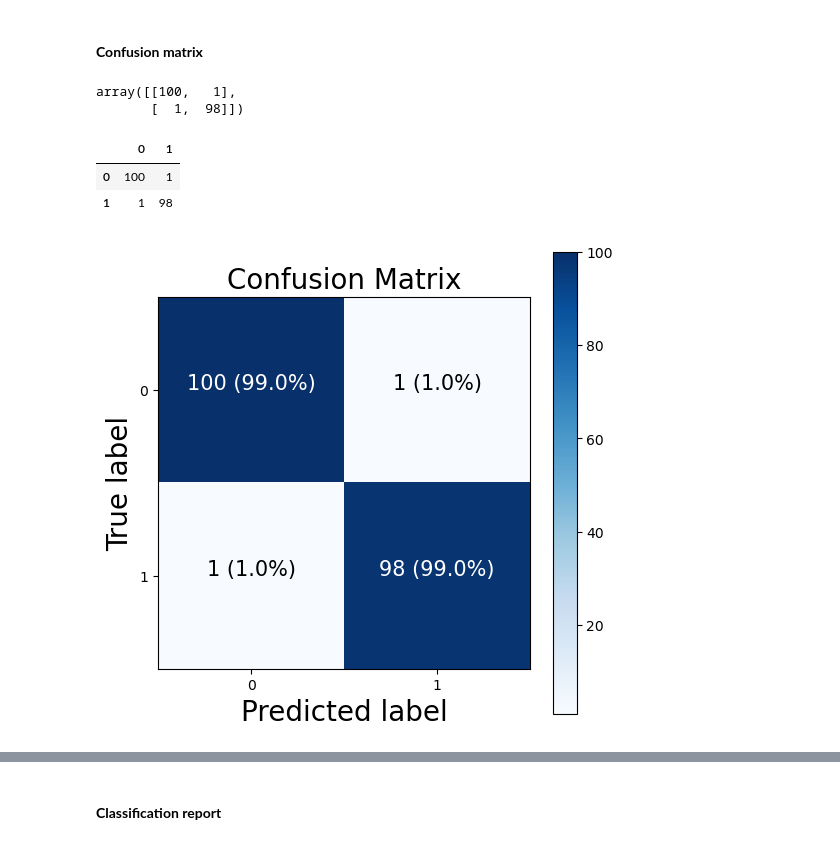
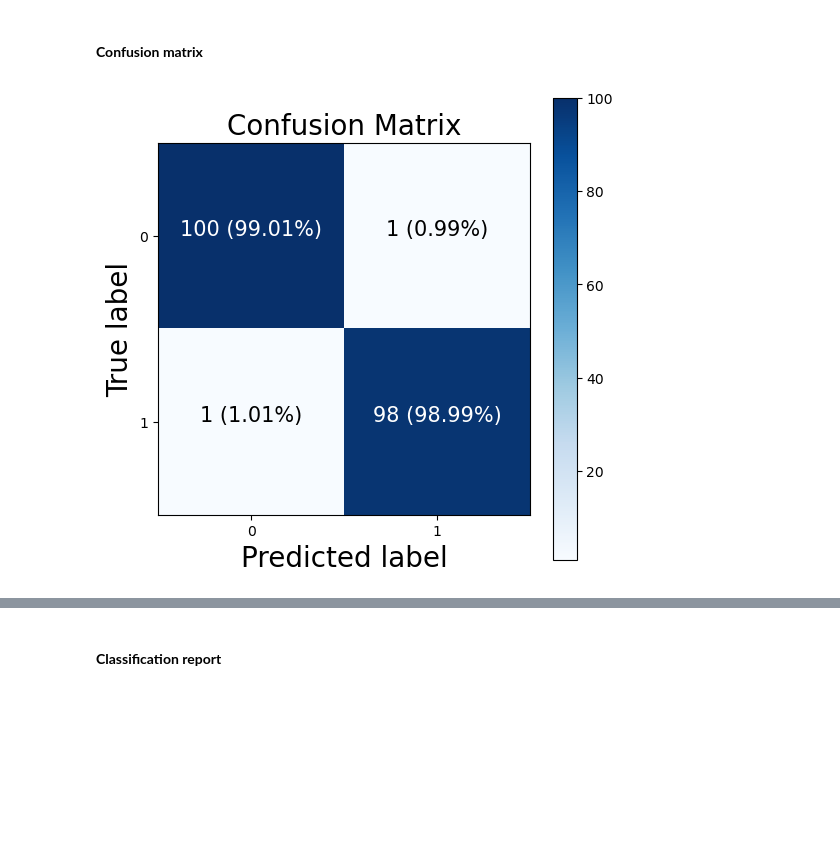
Before and after one commit to alchemistbg/udemy-tensorflow-developer-certificate-bootcamp, a Jupyter notebook: Section-04/Classification_with_tensorflow.ipynb, the cells around one changed output, grey strips where cells are left out. Drawn from its saved outputs; the diff is of its cells as text; code cells hidden in the pictures; blank space fills up the shorter version.

```diff
--- a/Section-04/Classification_with_tensorflow.ipynb
+++ b/Section-04/Classification_with_tensorflow.ipynb
@@ -884,15 +877,6 @@ cm = metrics.confusion_matrix(y_true = y_test, y_pred = y_pred_10_b)
-# %%
-cm
-# %% [output]
-array([[100,   1],
-       [  1,  98]])
-# %%
-pd.DataFrame(cm)
-# %% [output]
-|  | 0 | 1 |
-| 0 | 100 | 1 |
-| 1 | 1 | 98 |
 # %%
+# This code uses authors idea
+
 # Note: The following confusion matrix code is a mix of Scikit-Learn's
 # plot_confusion_matrix function - https://scikit-learn.org/stable/modules/generated/sklearn.metrics.plot_confusion_matrix.html
 # and Made with ML's introductory notebook - https://github.com/GokuMohandas/MadeWithML/blob/main/notebooks/08_Neural_Networks.ipynb
@@ -901,50 +885,50 @@ import itertools
 figsize = (6, 6)
 
 # Create the confusion matrix
-# cm = metrics.confusion_matrix(y_test, y_pred_10_b)
-cm_norm = cm.astype("float") / cm.sum(axis=1)[:, np.newaxis] # normalize it
-n_classes = cm.shape[0]
+cm_10 = metrics.confusion_matrix(y_test, y_pred_10_b)
+cm_10_norm = cm_10.astype("float") / cm_10.sum(axis=1)[:, np.newaxis] # normalize it
+n_classes = cm_10.shape[0]
 
 # Let's prettify it
 fig, ax = plt.subplots(figsize=figsize)
 # Create a matrix plot
-cax = ax.matshow(cm, cmap=plt.cm.Blues) # https://matplotlib.org/3.2.0/api/_as_gen/matplotlib.axes.Axes.matshow.html
+cax = ax.matshow(cm_10, cmap=plt.cm.Blues) # https://matplotlib.org/3.2.0/api/_as_gen/matplotlib.axes.Axes.matshow.html
 fig.colorbar(cax)
 
 # Create classes
 classes = False
 
 if classes:
   labels = classes
 else:
-  labels = np.arange(cm.shape[0])
+  labels = np.arange(cm_10.shape[0])
 
 # Label the axes
 ax.set(title="Confusion Matrix",
        xlabel="Predicted label",
        ylabel="True label",
        xticks=np.arange(n_classes),
        yticks=np.arange(n_classes),
        xticklabels=labels,
        yticklabels=labels)
 
 # Set x-axis labels to bottom
 ax.xaxis.set_label_position("bottom")
 ax.xaxis.tick_bottom()
 
 # Adjust label size
 ax.xaxis.label.set_size(20)
 ax.yaxis.label.set_size(20)
 ax.title.set_size(20)
 
 # Set threshold for different colors
-threshold = (cm.max() + cm.min()) / 2.
+threshold = (cm_10.max() + cm_10.min()) / 2.
 
 # Plot the text on each cell
-for i, j in itertools.product(range(cm.shape[0]), range(cm.shape[1])):
-  plt.text(j, i, f"{cm[i, j]} ({cm_norm[i, j]*100:.1f}%)",
+for i, j in itertools.product(range(cm_10.shape[0]), range(cm_10.shape[1])):
+  plt.text(j, i, f"{cm_10[i, j]} ({cm_10_norm[i, j]*100:.2f}%)",
            horizontalalignment="center",
-           color="white" if cm[i, j] > threshold else "black",
+           color="white" if cm_10[i, j] > threshold else "black",
            size=15)
 # %% [output]
-[figure, old version]
+[figure, new version]
```
Also changed, not shown: parts of 27 cells of this notebook.
